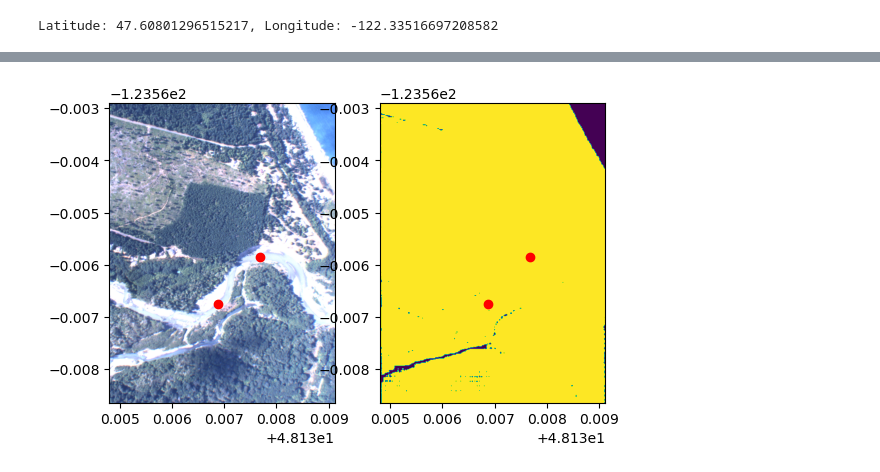
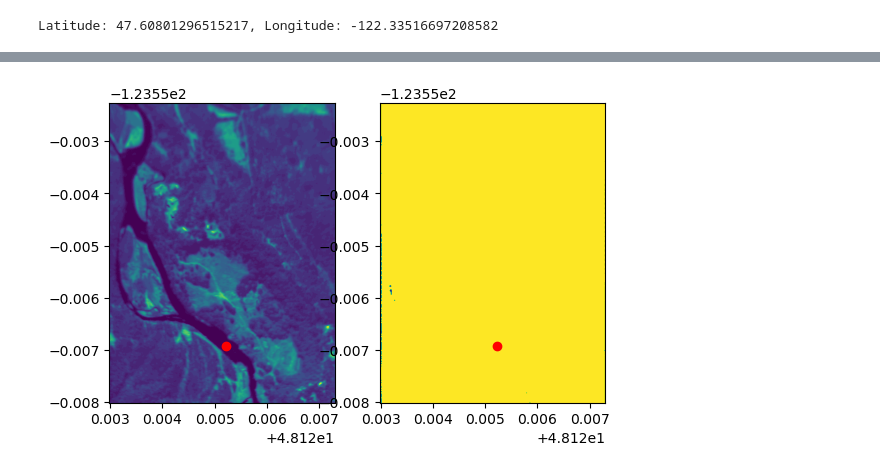
Before and after one commit to StefanTodoran/elwha-segmentation, a Jupyter notebook: book/chapters/conversion.ipynb, the cells around one changed output, grey strips where cells are left out. Saved outputs shown, nothing was run; the diff lists cells and outputs as text; code cells hidden in the pictures.

```diff
--- a/book/chapters/conversion.ipynb
+++ b/book/chapters/conversion.ipynb
@@ -250,0 +280,3 @@ sam = SamGeo(
+# %%
+predict_image = eq_geo.astype(np.float32)
+show(predict_image)
@@ -251,2 +286,4 @@ sam = SamGeo(
 # %%
-sam.set_image(tif_image)
+sam.set_image(rgb_image)
+# %%
+sam.set_image(predict_image.transpose([1,2,0]))
@@ -254,7 +293,7 @@ sam.set_image(tif_image)
 import geopandas
 from shapely.geometry import Point
 
-def do_prediction(predict_coords):
+def do_prediction(predict_coords, single_band = False):
   prediction_mask = "mask1.tif"
   sam.predict(predict_coords, point_labels=1, point_crs="EPSG:3857", output=prediction_mask)
 
@@ -267,7 +306,7 @@ def do_prediction(predict_coords):
   with rasterio.open(tif_image) as src:
       # transform rasterio plot to real world coords
       extent = [src.bounds[0], src.bounds[2], src.bounds[1], src.bounds[3]]
-      ax0 = rasterio.plot.show(src, extent=extent, ax=ax0)
+      ax0 = rasterio.plot.show(src.read([1]) if single_band else src, extent=extent, ax=ax0)
 
       gdf.plot(ax=ax0, color="red")
 
@@ -285,9 +327,8 @@ do_prediction(predict_coords)
 # %%
 predict_coords = [
-    [48.137677123830365, -123.56585045307897],
-    [48.136877123830365, -123.56675045307897],
+    [48.125218010207686, -123.55691772798785],
 ]
 
-do_prediction(predict_coords)
+do_prediction(predict_coords, True)
 # %% [output]
-[figure, old version]
+[figure, new version]
```
Also changed, not shown: parts of 11 cells of this notebook, 4 other files.
